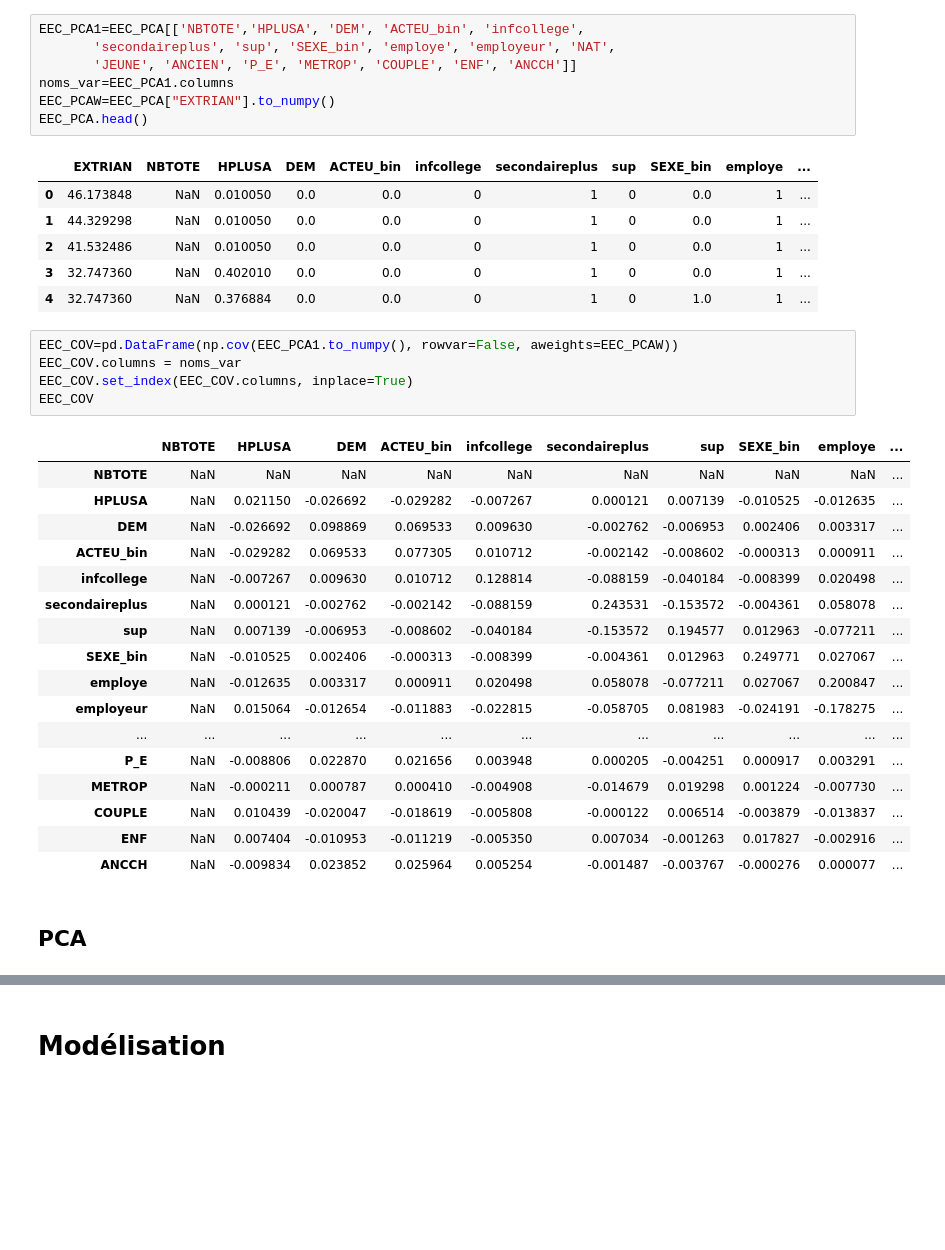
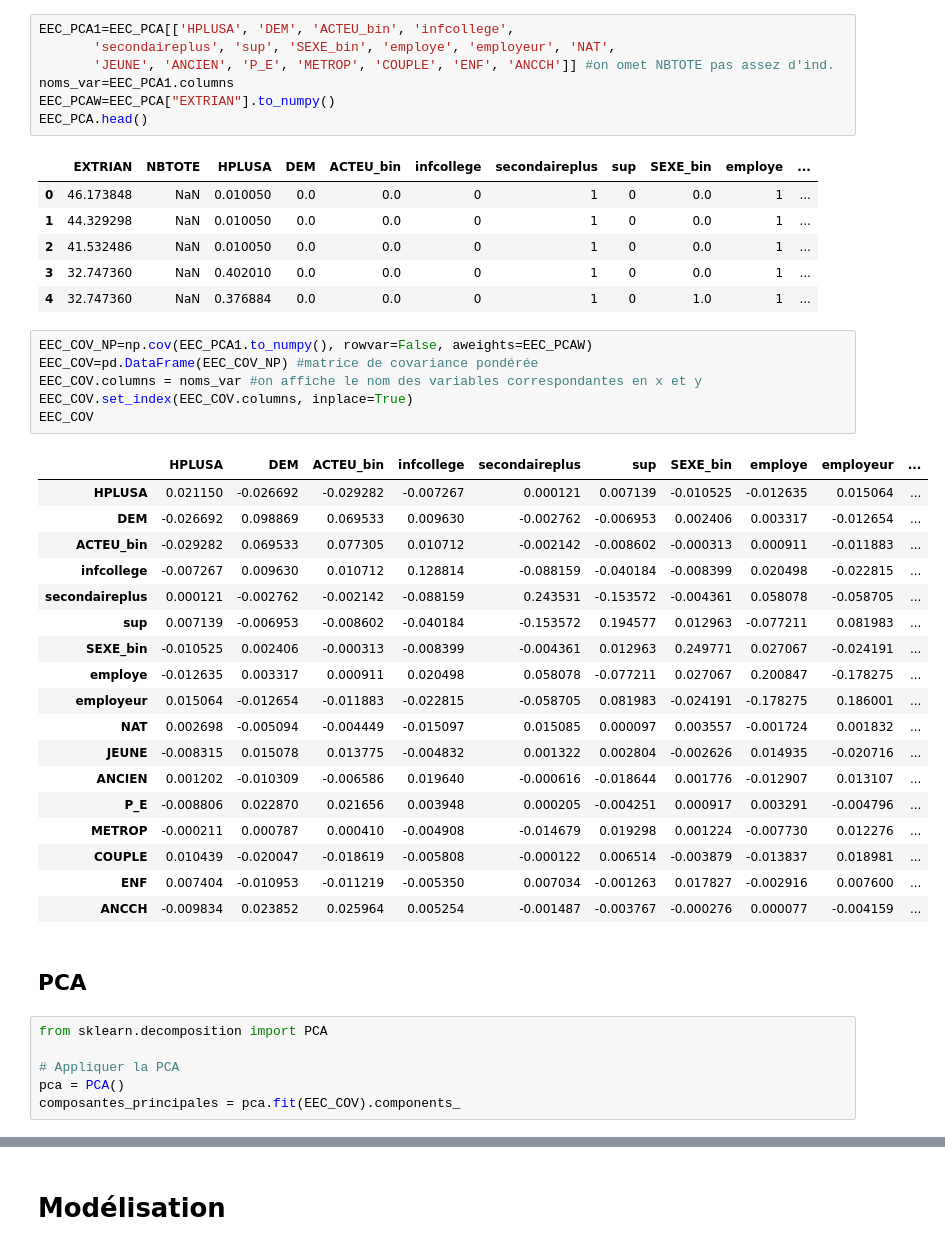
Before and after one commit to Alexis-Barrau/python_ensae, a Jupyter notebook: Scripts/Script first analysis.ipynb, the cells around one changed output, grey strips where cells are left out. Cells and saved outputs as stored; diff of their text form; blank space fills up the shorter version.

```diff
--- a/Scripts/Script first analysis.ipynb
+++ b/Scripts/Script first analysis.ipynb
@@ -297,9 +297,9 @@ Name: ANCCH, dtype: float64
 # %% [markdown]
 ## Matrice de covariances
 # %%
-EEC_PCA1=EEC_PCA[['NBTOTE','HPLUSA', 'DEM', 'ACTEU_bin', 'infcollege',
+EEC_PCA1=EEC_PCA[['HPLUSA', 'DEM', 'ACTEU_bin', 'infcollege',
        'secondaireplus', 'sup', 'SEXE_bin', 'employe', 'employeur', 'NAT',
-       'JEUNE', 'ANCIEN', 'P_E', 'METROP', 'COUPLE', 'ENF', 'ANCCH']]
+       'JEUNE', 'ANCIEN', 'P_E', 'METROP', 'COUPLE', 'ENF', 'ANCCH']] #on omet NBTOTE pas assez d'ind.
 noms_var=EEC_PCA1.columns
 EEC_PCAW=EEC_PCA["EXTRIAN"].to_numpy()
 EEC_PCA.head()
@@ -311,27 +311,35 @@ EEC_PCA.head()
 | 3 | 32.747360 | NaN | 0.402010 | 0.0 | 0.0 | 0 | 1 | 0 | 0.0 | 1 | ... |
 | 4 | 32.747360 | NaN | 0.376884 | 0.0 | 0.0 | 0 | 1 | 0 | 1.0 | 1 | ... |
 # %%
-EEC_COV=pd.DataFrame(np.cov(EEC_PCA1.to_numpy(), rowvar=False, aweights=EEC_PCAW))
-EEC_COV.columns = noms_var
+EEC_COV_NP=np.cov(EEC_PCA1.to_numpy(), rowvar=False, aweights=EEC_PCAW)
+EEC_COV=pd.DataFrame(EEC_COV_NP) #matrice de covariance pondérée
+EEC_COV.columns = noms_var #on affiche le nom des variables correspondantes en x et y
 EEC_COV.set_index(EEC_COV.columns, inplace=True)
 EEC_COV
 # %% [output]
-|  | NBTOTE | HPLUSA | DEM | ACTEU_bin | infcollege | secondaireplus | sup | SEXE_bin | employe | ... |
-| NBTOTE | NaN | NaN | NaN | NaN | NaN | NaN | NaN | NaN | NaN | ... |
-| HPLUSA | NaN | 0.021150 | -0.026692 | -0.029282 | -0.007267 | 0.000121 | 0.007139 | -0.010525 | -0.012635 | ... |
-| DEM | NaN | -0.026692 | 0.098869 | 0.069533 | 0.009630 | -0.002762 | -0.006953 | 0.002406 | 0.003317 | ... |
-| ACTEU_bin | NaN | -0.029282 | 0.069533 | 0.077305 | 0.010712 | -0.002142 | -0.008602 | -0.000313 | 0.000911 | ... |
-| infcollege | NaN | -0.007267 | 0.009630 | 0.010712 | 0.128814 | -0.088159 | -0.040184 | -0.008399 | 0.020498 | ... |
-| secondaireplus | NaN | 0.000121 | -0.002762 | -0.002142 | -0.088159 | 0.243531 | -0.153572 | -0.004361 | 0.058078 | ... |
-| sup | NaN | 0.007139 | -0.006953 | -0.008602 | -0.040184 | -0.153572 | 0.194577 | 0.012963 | -0.077211 | ... |
-| SEXE_bin | NaN | -0.010525 | 0.002406 | -0.000313 | -0.008399 | -0.004361 | 0.012963 | 0.249771 | 0.027067 | ... |
-| employe | NaN | -0.012635 | 0.003317 | 0.000911 | 0.020498 | 0.058078 | -0.077211 | 0.027067 | 0.200847 | ... |
-| employeur | NaN | 0.015064 | -0.012654 | -0.011883 | -0.022815 | -0.058705 | 0.081983 | -0.024191 | -0.178275 | ... |
-| ... | ... | ... | ... | ... | ... | ... | ... | ... | ... | ... |
-| P_E | NaN | -0.008806 | 0.022870 | 0.021656 | 0.003948 | 0.000205 | -0.004251 | 0.000917 | 0.003291 | ... |
-| METROP | NaN | -0.000211 | 0.000787 | 0.000410 | -0.004908 | -0.014679 | 0.019298 | 0.001224 | -0.007730 | ... |
-| COUPLE | NaN | 0.010439 | -0.020047 | -0.018619 | -0.005808 | -0.000122 | 0.006514 | -0.003879 | -0.013837 | ... |
-| ENF | NaN | 0.007404 | -0.010953 | -0.011219 | -0.005350 | 0.007034 | -0.001263 | 0.017827 | -0.002916 | ... |
-| ANCCH | NaN | -0.009834 | 0.023852 | 0.025964 | 0.005254 | -0.001487 | -0.003767 | -0.000276 | 0.000077 | ... |
+|  | HPLUSA | DEM | ACTEU_bin | infcollege | secondaireplus | sup | SEXE_bin | employe | employeur | ... |
+| HPLUSA | 0.021150 | -0.026692 | -0.029282 | -0.007267 | 0.000121 | 0.007139 | -0.010525 | -0.012635 | 0.015064 | ... |
+| DEM | -0.026692 | 0.098869 | 0.069533 | 0.009630 | -0.002762 | -0.006953 | 0.002406 | 0.003317 | -0.012654 | ... |
+| ACTEU_bin | -0.029282 | 0.069533 | 0.077305 | 0.010712 | -0.002142 | -0.008602 | -0.000313 | 0.000911 | -0.011883 | ... |
+| infcollege | -0.007267 | 0.009630 | 0.010712 | 0.128814 | -0.088159 | -0.040184 | -0.008399 | 0.020498 | -0.022815 | ... |
+| secondaireplus | 0.000121 | -0.002762 | -0.002142 | -0.088159 | 0.243531 | -0.153572 | -0.004361 | 0.058078 | -0.058705 | ... |
+| sup | 0.007139 | -0.006953 | -0.008602 | -0.040184 | -0.153572 | 0.194577 | 0.012963 | -0.077211 | 0.081983 | ... |
+| SEXE_bin | -0.010525 | 0.002406 | -0.000313 | -0.008399 | -0.004361 | 0.012963 | 0.249771 | 0.027067 | -0.024191 | ... |
+| employe | -0.012635 | 0.003317 | 0.000911 | 0.020498 | 0.058078 | -0.077211 | 0.027067 | 0.200847 | -0.178275 | ... |
+| employeur | 0.015064 | -0.012654 | -0.011883 | -0.022815 | -0.058705 | 0.081983 | -0.024191 | -0.178275 | 0.186001 | ... |
+| NAT | 0.002698 | -0.005094 | -0.004449 | -0.015097 | 0.015085 | 0.000097 | 0.003557 | -0.001724 | 0.001832 | ... |
+| JEUNE | -0.008315 | 0.015078 | 0.013775 | -0.004832 | 0.001322 | 0.002804 | -0.002626 | 0.014935 | -0.020716 | ... |
+| ANCIEN | 0.001202 | -0.010309 | -0.006586 | 0.019640 | -0.000616 | -0.018644 | 0.001776 | -0.012907 | 0.013107 | ... |
+| P_E | -0.008806 | 0.022870 | 0.021656 | 0.003948 | 0.000205 | -0.004251 | 0.000917 | 0.003291 | -0.004796 | ... |
+| METROP | -0.000211 | 0.000787 | 0.000410 | -0.004908 | -0.014679 | 0.019298 | 0.001224 | -0.007730 | 0.012276 | ... |
+| COUPLE | 0.010439 | -0.020047 | -0.018619 | -0.005808 | -0.000122 | 0.006514 | -0.003879 | -0.013837 | 0.018981 | ... |
+| ENF | 0.007404 | -0.010953 | -0.011219 | -0.005350 | 0.007034 | -0.001263 | 0.017827 | -0.002916 | 0.007600 | ... |
+| ANCCH | -0.009834 | 0.023852 | 0.025964 | 0.005254 | -0.001487 | -0.003767 | -0.000276 | 0.000077 | -0.004159 | ... |
 # %% [markdown]
 ## PCA
+# %%
+from sklearn.decomposition import PCA
+
+# Appliquer la PCA
+pca = PCA()
+composantes_principales = pca.fit(EEC_COV).components_
```
Also changed, not shown: parts of 3 cells of this notebook.
